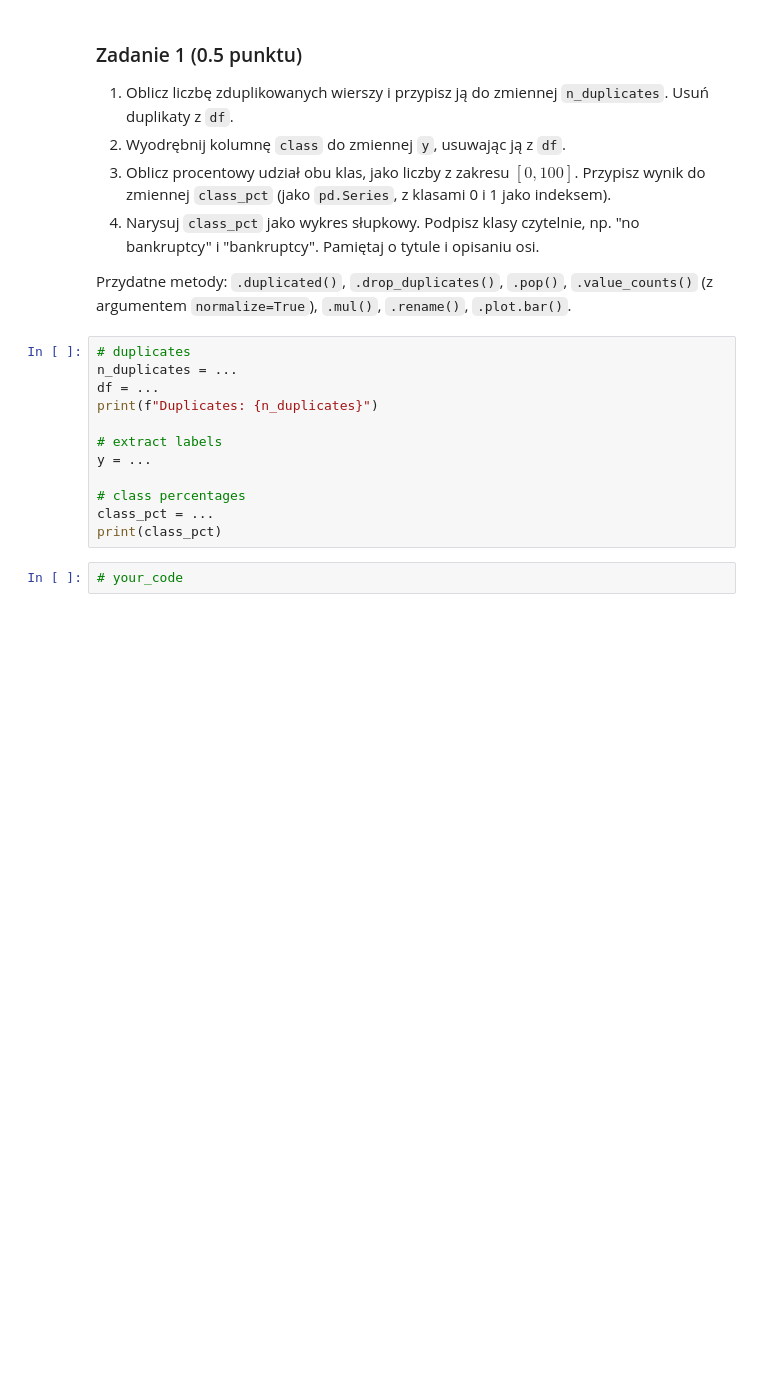
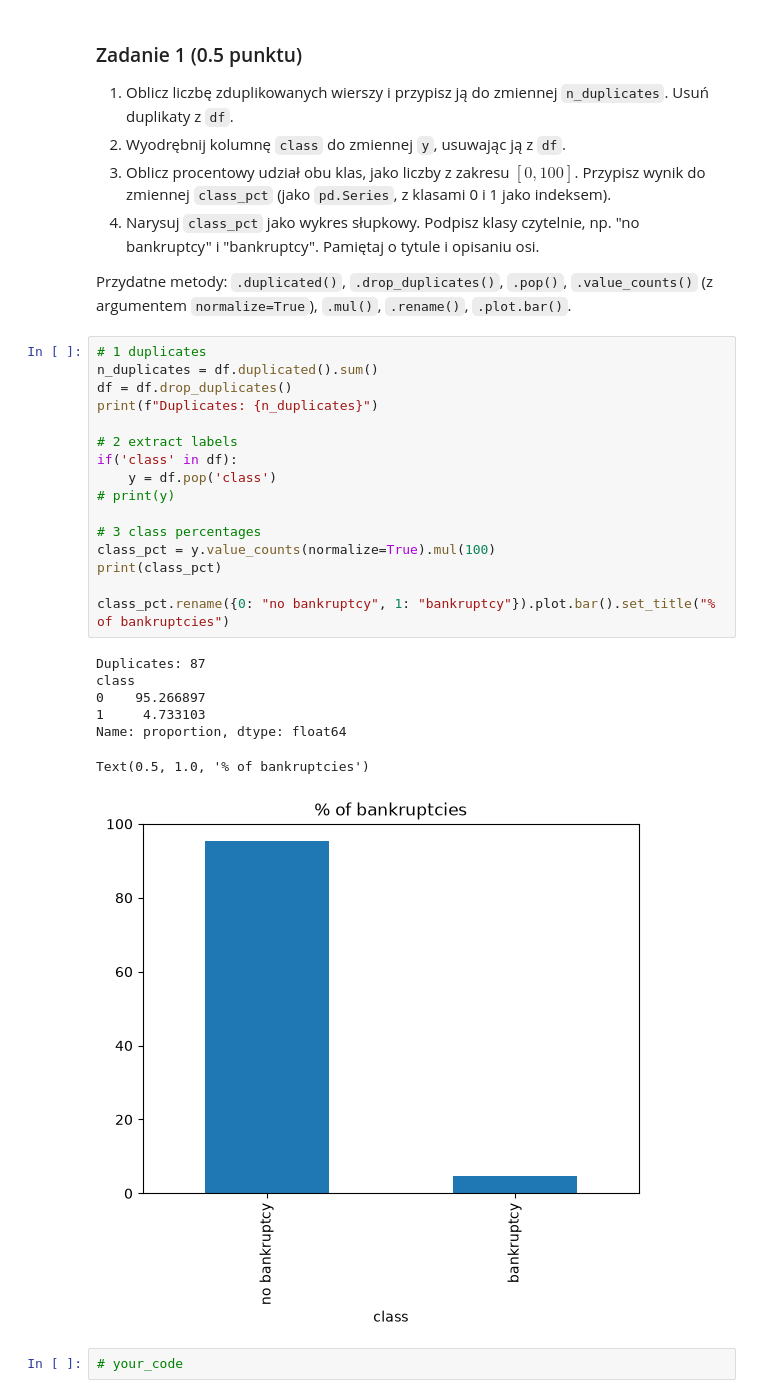
Before and after one commit to tosu-doku/podstawy-sztucznej-inteligencji, a Jupyter notebook: lab2/lab_2.ipynb, the cells around one changed output. Cells and saved outputs as stored; diff of their text form; blank space fills up the shorter version.

```diff
--- a/lab2/lab_2.ipynb
+++ b/lab2/lab_2.ipynb
@@ -117,17 +139,29 @@ Model uczy się **granicy decyzyjnej (decision boundary)**, która oddziela od s
 
 Przydatne metody: `.duplicated()`, `.drop_duplicates()`, `.pop()`, `.value_counts()` (z argumentem `normalize=True`), `.mul()`, `.rename()`, `.plot.bar()`.
 # %%
-# duplicates
-n_duplicates = ...
-df = ...
+# 1 duplicates
+n_duplicates = df.duplicated().sum()
+df = df.drop_duplicates()
 print(f"Duplicates: {n_duplicates}")
 
-# extract labels
-y = ...
+# 2 extract labels
+if('class' in df):
+    y = df.pop('class')
+# print(y)
 
-# class percentages
-class_pct = ...
+# 3 class percentages
+class_pct = y.value_counts(normalize=True).mul(100)
 print(class_pct)
+
+class_pct.rename({0: "no bankruptcy", 1: "bankruptcy"}).plot.bar().set_title("% of bankruptcies")
+# %% [output]
+Duplicates: 87
+class
+0    95.266897
+1     4.733103
+Name: proportion, dtype: float64
+Text(0.5, 1.0, '% of bankruptcies')
+[figure, added]
 # %%
 # your_code
 # %%
```
Also changed, not shown: parts of 20 cells of this notebook, 6 other files.
